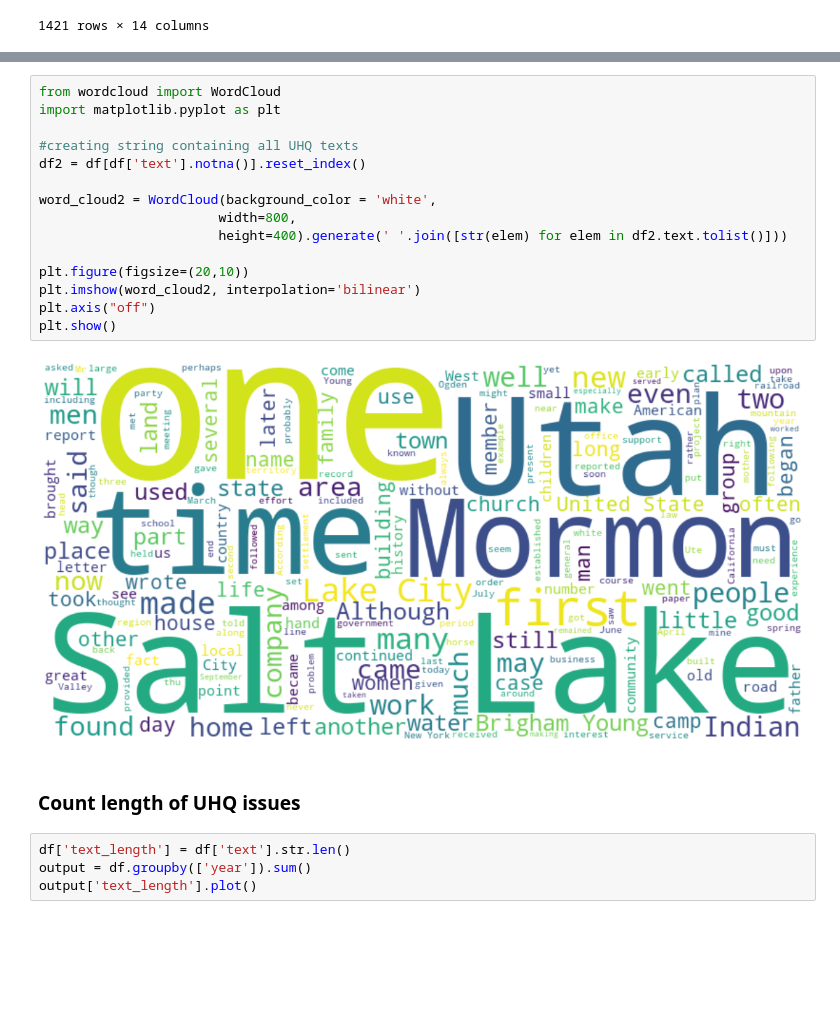
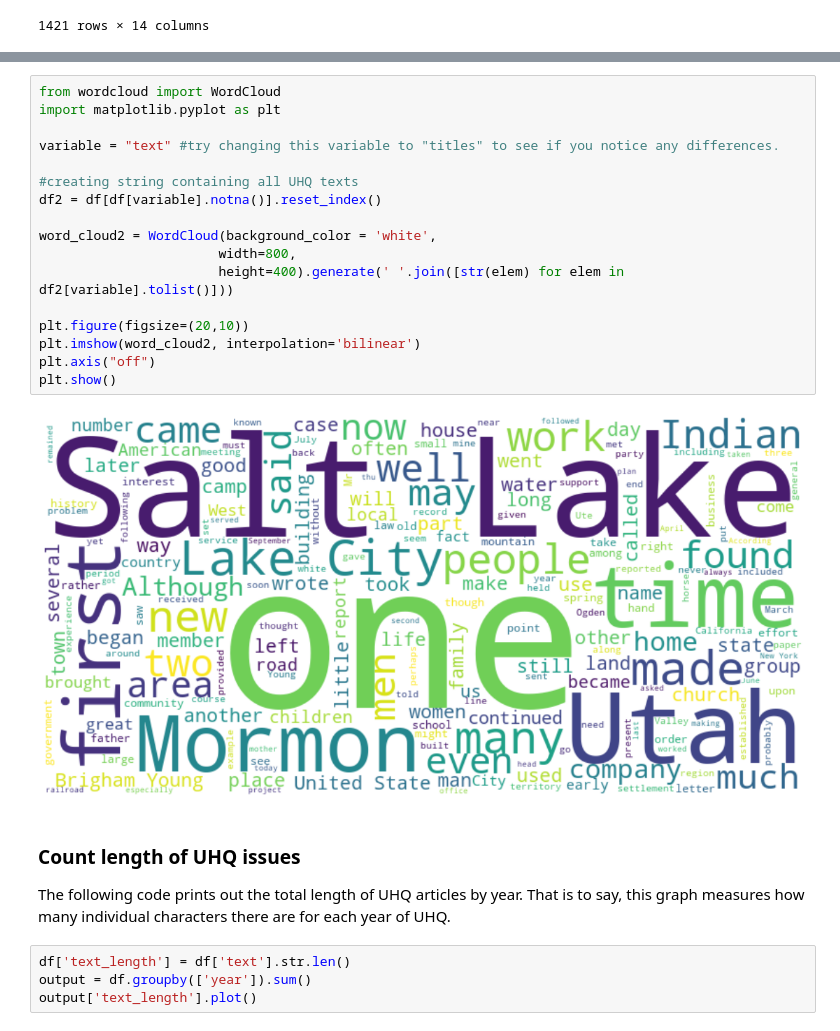
Before and after one commit to sdstewart/utah_digital_history_2022, a Jupyter notebook: text_analysis.ipynb, the cells around one changed output, grey strips where cells are left out. Saved outputs shown, nothing was run; the diff lists cells and outputs as text; blank space fills up the shorter version.

```diff
--- a/text_analysis.ipynb
+++ b/text_analysis.ipynb
@@ -35,22 +39,25 @@ df
 # %%
 from wordcloud import WordCloud
 import matplotlib.pyplot as plt
 
+variable = "text" #try changing this variable to "titles" to see if you notice any differences.
+
 #creating string containing all UHQ texts
-df2 = df[df['text'].notna()].reset_index()
+df2 = df[df[variable].notna()].reset_index()
 
 word_cloud2 = WordCloud(background_color = 'white',
                        width=800,
-                       height=400).generate(' '.join([str(elem) for elem in df2.text.tolist()]))
+                       height=400).generate(' '.join([str(elem) for elem in df2[variable].tolist()]))
 
 plt.figure(figsize=(20,10))
 plt.imshow(word_cloud2, interpolation='bilinear')
 plt.axis("off")
 plt.show()
 # %% [output]
-[figure, old version]
+[figure, new version]
-# %% [markdown]
-### Count length of UHQ issues
+# %% [markdown]
+### Count length of UHQ issues
+The following code prints out the total length of UHQ articles by year. That is to say, this graph measures how many individual characters there are for each year of UHQ.
 # %%
 df['text_length'] = df['text'].str.len()
 output = df.groupby(['year']).sum()
```
Also changed, not shown: parts of 75 cells of this notebook.
